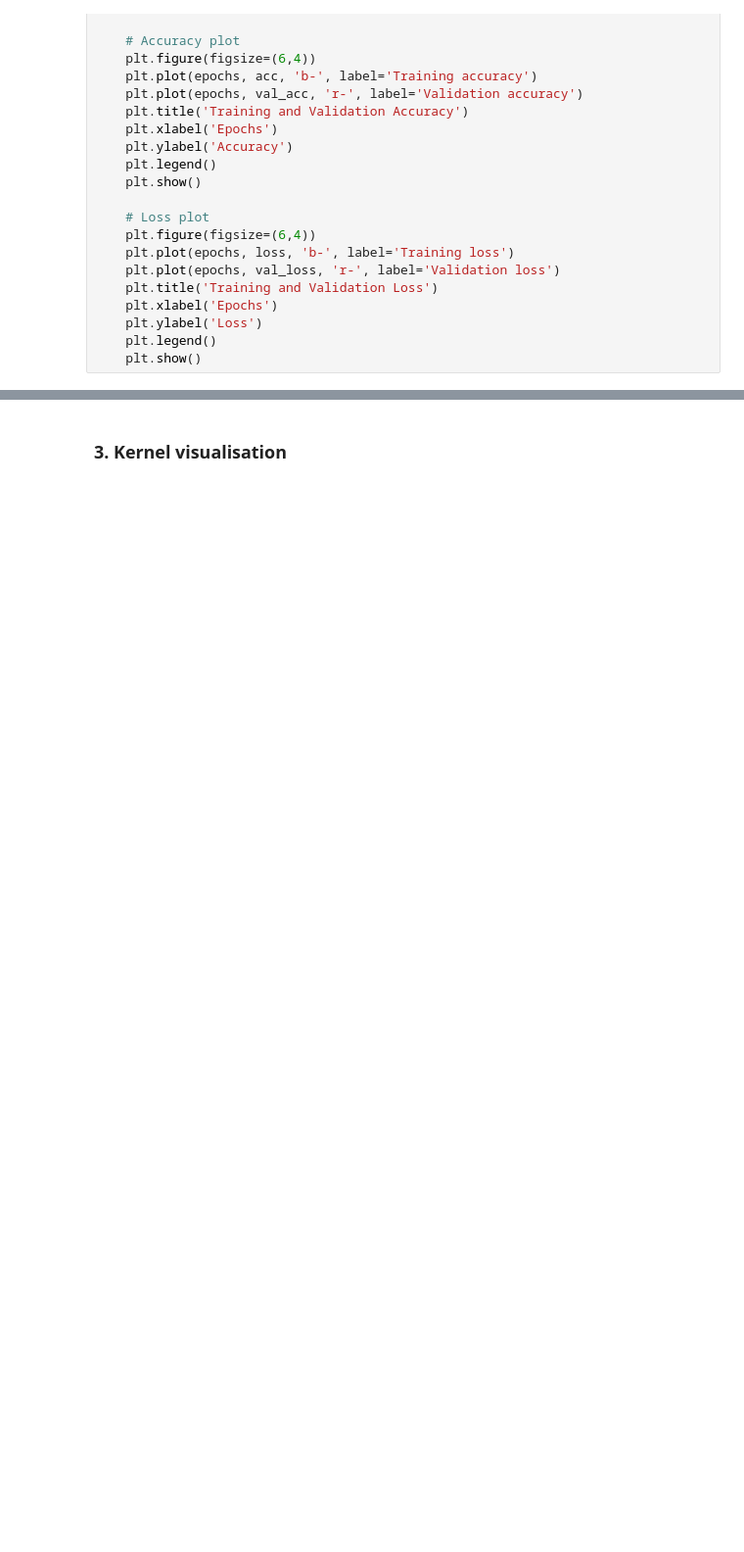
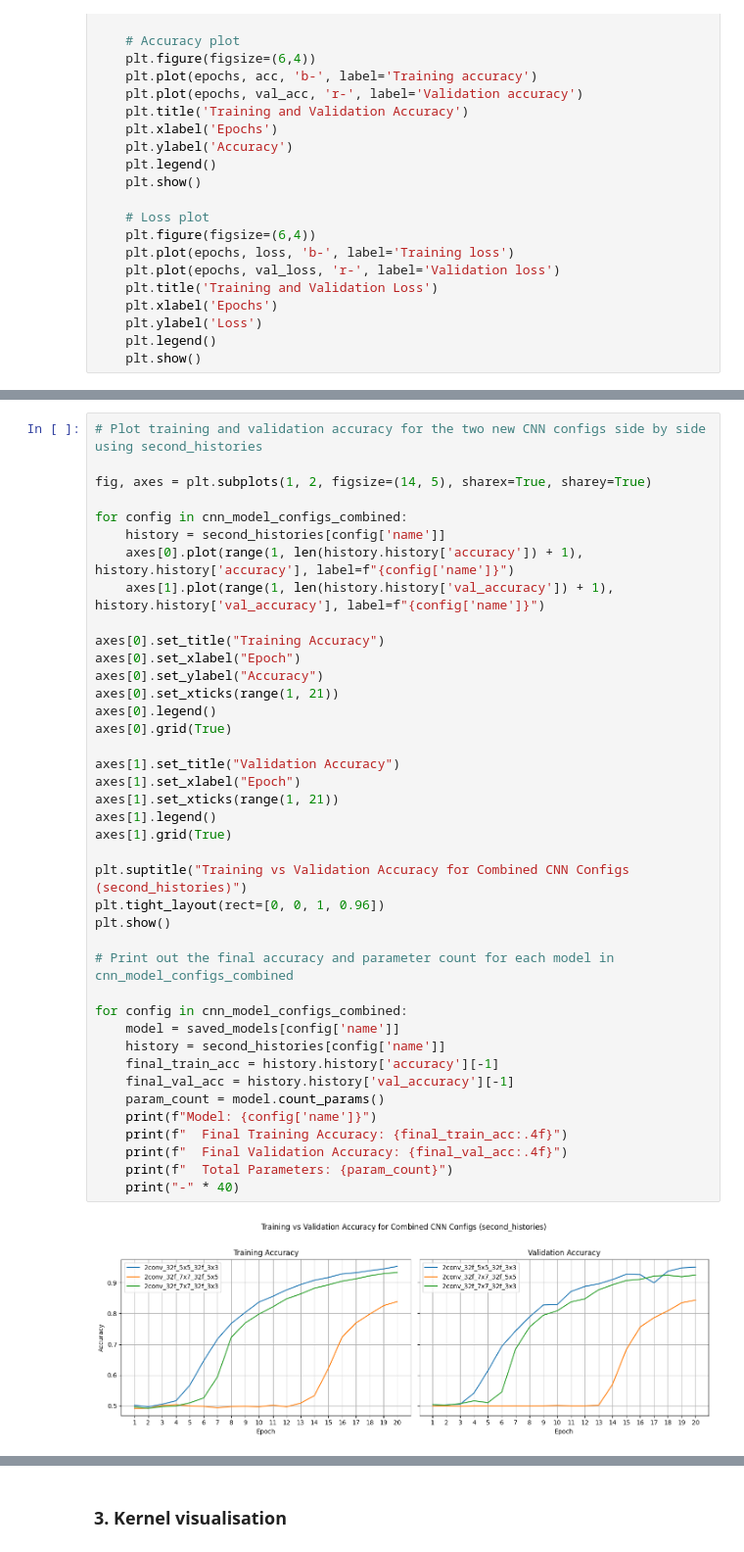
Before and after one commit to 1uoyuuu/COMP90086-CV, a Jupyter notebook: a2/COMP90086_asst2_2025.ipynb, the cells around one changed output, grey strips where cells are left out. Shown at 98% size. Drawn from its saved outputs; the diff is of its cells as text; blank space fills up the shorter version.

```diff
--- a/a2/COMP90086_asst2_2025.ipynb
+++ b/a2/COMP90086_asst2_2025.ipynb
@@ -163,0 +574,42 @@ Epoch 1/2
+# %%
+# Plot training and validation accuracy for the two new CNN configs side by side using second_histories
+
+fig, axes = plt.subplots(1, 2, figsize=(14, 5), sharex=True, sharey=True)
+
+for config in cnn_model_configs_combined:
+    history = second_histories[config['name']]
+    axes[0].plot(range(1, len(history.history['accuracy']) + 1), history.history['accuracy'], label=f"{config['name']}")
+    axes[1].plot(range(1, len(history.history['val_accuracy']) + 1), history.history['val_accuracy'], label=f"{config['name']}")
+
+axes[0].set_title("Training Accuracy")
+axes[0].set_xlabel("Epoch")
+axes[0].set_ylabel("Accuracy")
+axes[0].set_xticks(range(1, 21))
+axes[0].legend()
+axes[0].grid(True)
+
+axes[1].set_title("Validation Accuracy")
+axes[1].set_xlabel("Epoch")
+axes[1].set_xticks(range(1, 21))
+axes[1].legend()
+axes[1].grid(True)
+
+plt.suptitle("Training vs Validation Accuracy for Combined CNN Configs (second_histories)")
+plt.tight_layout(rect=[0, 0, 1, 0.96])
+plt.show()
+
+# Print out the final accuracy and parameter count for each model in cnn_model_configs_combined
+
+for config in cnn_model_configs_combined:
+    model = saved_models[config['name']]
+    history = second_histories[config['name']]
+    final_train_acc = history.history['accuracy'][-1]
+    final_val_acc = history.history['val_accuracy'][-1]
+    param_count = model.count_params()
+    print(f"Model: {config['name']}")
+    print(f"  Final Training Accuracy: {final_train_acc:.4f}")
+    print(f"  Final Validation Accuracy: {final_val_acc:.4f}")
+    print(f"  Total Parameters: {param_count}")
+    print("-" * 40)
+# %% [output]
+[figure, added]
```
Also changed, not shown: parts of 33 cells of this notebook, 24 other files.
